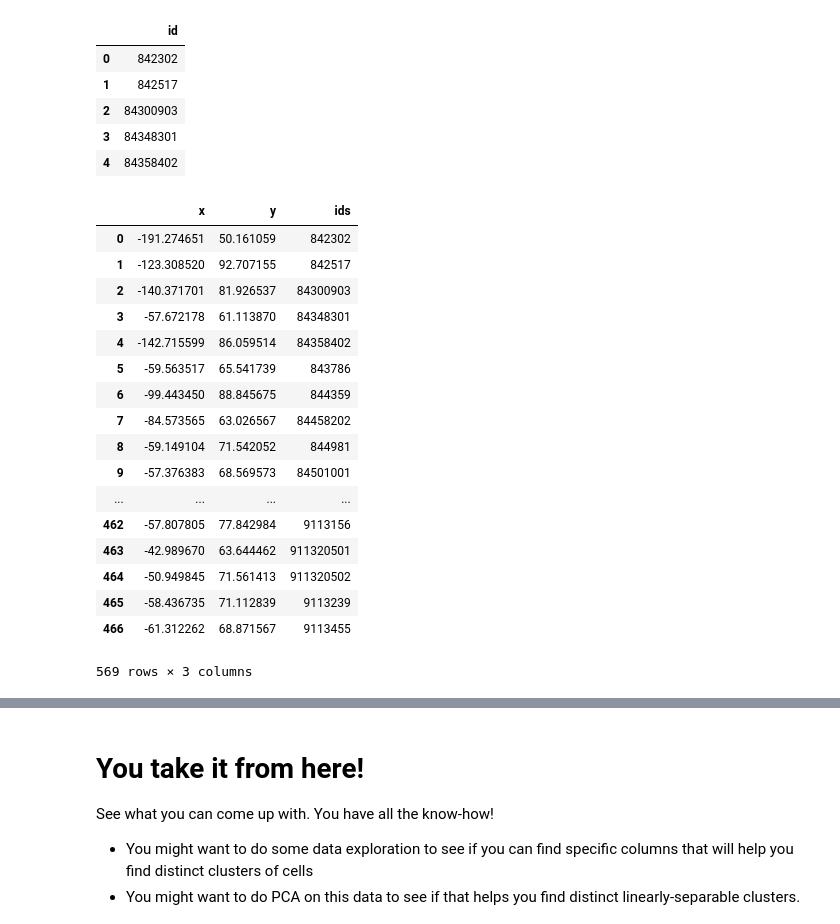
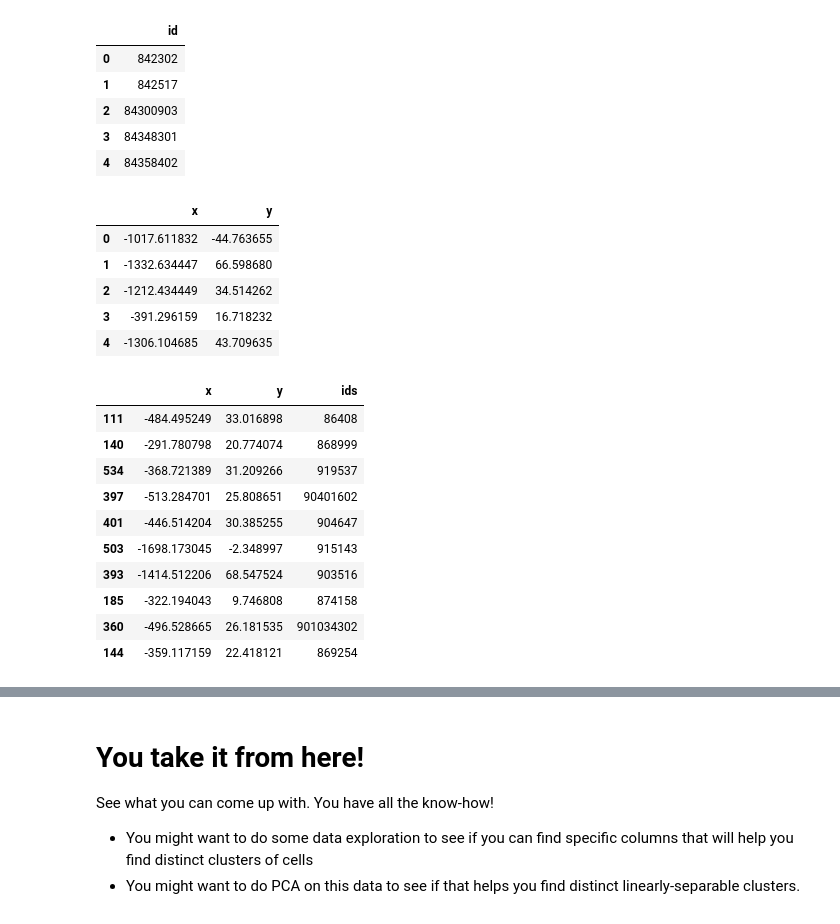
Before and after one commit to bloominstituteoftechnology/DS-Unit-1-Sprint-4-Linear-Algebra, a Jupyter notebook: module4-clustering/Cell_Clustering_Assignment.ipynb, the cells around one changed output, grey strips where cells are left out. Drawn from its saved outputs; the diff is of its cells as text; code cells hidden in the pictures.

```diff
--- a/module4-clustering/Cell_Clustering_Assignment.ipynb
+++ b/module4-clustering/Cell_Clustering_Assignment.ipynb
@@ -159,5 +207,8 @@ sns.heatmap(df.corr());
 # %%
-hivi = df[['area_se','radius_mean','perimeter_mean','texture_mean','perimeter_se']].copy()
+hivi = df[[
+    'area_se','radius_mean',
+    'perimeter_mean',
+    'area_mean']].copy()
 # %%
 hivi.describe()
 # %% [output]
@@ -272,26 +312,27 @@ ids.head()
 # %%
 final_df = transformed
 final_df.columns = ['x','y']
-final_df
+final_df.head()
+# %% [output]
+|  | x | y |
+| 0 | -1017.611832 | -44.763655 |
+| 1 | -1332.634447 | 66.598680 |
+| 2 | -1212.434449 | 34.514262 |
+| 3 | -391.296159 | 16.718232 |
+| 4 | -1306.104685 | 43.709635 |
 # %%
 final_df['ids'] = ids.id
-final_df
+final_df.ids = final_df.ids.astype(str)
+final_df.sample(10)
 # %% [output]
 |  | x | y | ids |
-| 0 | -191.274651 | 50.161059 | 842302 |
-| 1 | -123.308520 | 92.707155 | 842517 |
-| 2 | -140.371701 | 81.926537 | 84300903 |
-| 3 | -57.672178 | 61.113870 | 84348301 |
-| 4 | -142.715599 | 86.059514 | 84358402 |
-| 5 | -59.563517 | 65.541739 | 843786 |
-| 6 | -99.443450 | 88.845675 | 844359 |
-| 7 | -84.573565 | 63.026567 | 84458202 |
-| 8 | -59.149104 | 71.542052 | 844981 |
-| 9 | -57.376383 | 68.569573 | 84501001 |
-| ... | ... | ... | ... |
-| 462 | -57.807805 | 77.842984 | 9113156 |
-| 463 | -42.989670 | 63.644462 | 911320501 |
-| 464 | -50.949845 | 71.561413 | 911320502 |
-| 465 | -58.436735 | 71.112839 | 9113239 |
-| 466 | -61.312262 | 68.871567 | 9113455 |
+| 111 | -484.495249 | 33.016898 | 86408 |
+| 140 | -291.780798 | 20.774074 | 868999 |
+| 534 | -368.721389 | 31.209266 | 919537 |
+| 397 | -513.284701 | 25.808651 | 90401602 |
+| 401 | -446.514204 | 30.385255 | 904647 |
+| 503 | -1698.173045 | -2.348997 | 915143 |
+| 393 | -1414.512206 | 68.547524 | 903516 |
+| 185 | -322.194043 | 9.746808 | 874158 |
+| 360 | -496.528665 | 26.181535 | 901034302 |
+| 144 | -359.117159 | 22.418121 | 869254 |
-569 rows × 3 columns
```
Also changed, not shown: parts of 17 cells of this notebook.
